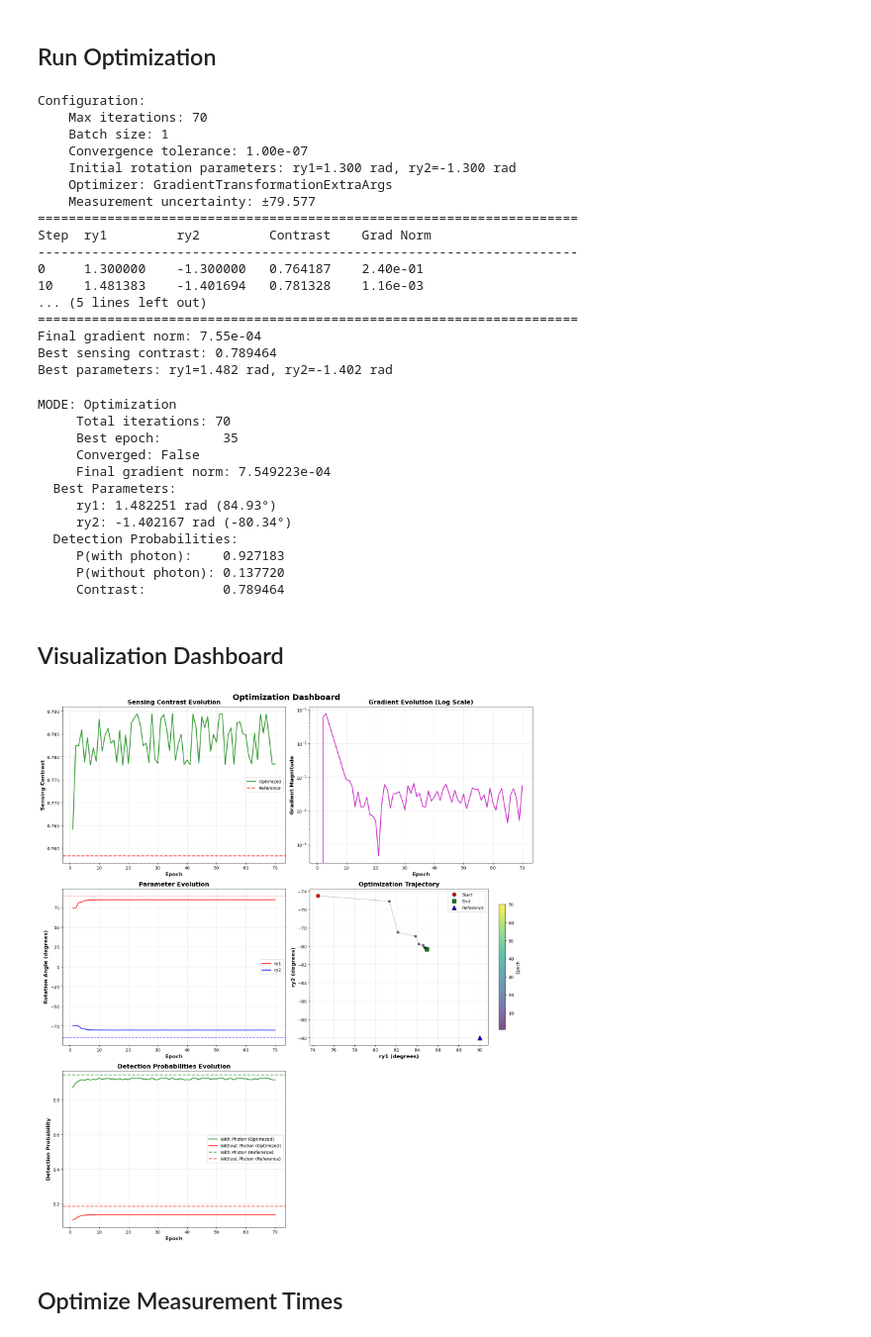
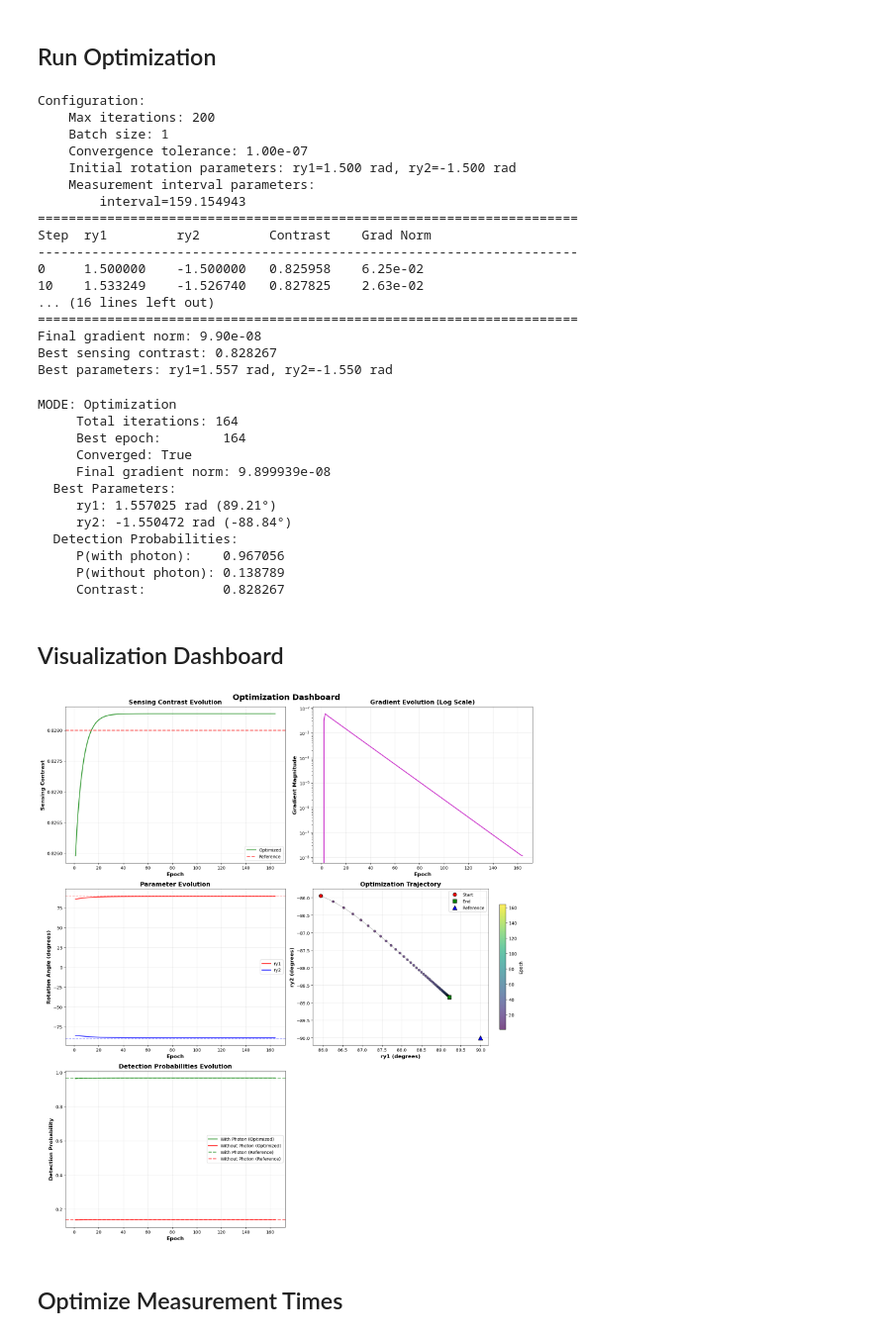
Before and after one commit to Simone-Bordoni/Quantum-sensing-QML, a Jupyter notebook: examples/example_optimization.ipynb, the cells around one changed output. Shown at 99% size. Drawn from its saved outputs; the diff is of its cells as text; code cells hidden in the pictures.

Commit message:
solved error with time optimization

```diff
--- a/examples/example_optimization.ipynb
+++ b/examples/example_optimization.ipynb
@@ -32,7 +32,7 @@ custom_measurement = MeasurementProtocol(
     initial_time=-8.0/inverse_pulse_width,
     final_time=8.0/inverse_pulse_width,
     time_interval=4.0/inverse_pulse_width,
-    initial_time_uncertainty=1.5/inverse_pulse_width
+    initial_time_uncertainty=0.0/inverse_pulse_width
 )
 
 # Define initial state configuration (SINGLE_PHOTON)
@@ -42,9 +42,9 @@ initial_state = InitialStateConfig(
 
 # Define noise configuration
 noise_config = NoiseConfiguration(
-    depolarizing = 0.00,
-    dephasing = 0.000,
-    relaxation = 0.001
+    depolarizing = 0.0001,
+    dephasing = 0.0001,
+    relaxation = 0.0001
 )
 
 # Create parameters with custom configuration
@@ -93,7 +93,15 @@ Pulse shape plot saved to: pulse_shape.png
 ## Define trainable parameters
 # %%
 parameters = TrainableParameters()
-parameters.add_rotation_angles(['ry1', 'ry2'], [np.pi/2, -np.pi/2], optimizer=optax.sgd(0.5))
+parameters.add_rotation_angles(['ry1', 'ry2'], [np.pi/2, -np.pi/2], optimizer=optax.sgd(0.1))
+# Add measurement interval as a trainable parameter will overwrite the fixed experimental setting
+parameters.add_measurement_interval(
+    initial_value=3.0/inverse_pulse_width,
+    name=['interval'],
+    grid_min=0.5/inverse_pulse_width,
+    grid_max=4.0/inverse_pulse_width,
+    grid_resolution=20,
+)
 
 print(parameters)
 # %% [output]
@@ -125,64 +139,64 @@ MODE: Single Simulation
 
 # The experiment automatically uses its built-in callback (saves every epoch by default)
 history = experiment.optimize_rotations(
-    theta_init=[1.3, -1.3],
-    num_steps=70,
+    theta_init=[1.5, -1.5],
+    num_steps=200,
     verbose=True,
-    batch_size=10,
+    batch_size=1,
     tolerance=1e-7
 )
 # %% [output]
 Configuration:
-    Max iterations: 70
+    Max iterations: 200
     Batch size: 1
     Convergence tolerance: 1.00e-07
-    Initial rotation parameters: ry1=1.300 rad, ry2=-1.300 rad
-    Optimizer: GradientTransformationExtraArgs
-    Measurement uncertainty: ±79.577
+    Initial rotation parameters: ry1=1.500 rad, ry2=-1.500 rad
+    Measurement interval parameters:
+        interval=159.154943
 ======================================================================
 Step  ry1         ry2         Contrast    Grad Norm
 ----------------------------------------------------------------------
-0     1.300000    -1.300000   0.764187    2.40e-01
-10    1.481383    -1.401694   0.781328    1.16e-03
-... (5 lines left out)
+0     1.500000    -1.500000   0.825958    6.25e-02
+10    1.533249    -1.526740   0.827825    2.63e-02
+... (16 lines left out)
 ======================================================================
-Final gradient norm: 7.55e-04
-Best sensing contrast: 0.789464
-Best parameters: ry1=1.482 rad, ry2=-1.402 rad
+Final gradient norm: 9.90e-08
+Best sensing contrast: 0.828267
+Best parameters: ry1=1.557 rad, ry2=-1.550 rad
 # %%
 print(history)
 # %% [output]
 MODE: Optimization
-     Total iterations: 70
-     Best epoch:        35
-     Converged: False
-     Final gradient norm: 7.549223e-04
+     Total iterations: 164
+     Best epoch:        164
+     Converged: True
+     Final gradient norm: 9.899939e-08
   Best Parameters:
-     ry1: 1.482251 rad (84.93°)
-     ry2: -1.402167 rad (-80.34°)
+     ry1: 1.557025 rad (89.21°)
+     ry2: -1.550472 rad (-88.84°)
   Detection Probabilities:
-     P(with photon):    0.927183
-     P(without photon): 0.137720
-     Contrast:          0.789464
+     P(with photon):    0.967056
+     P(without photon): 0.138789
+     Contrast:          0.828267
 # %% [markdown]
 ## Visualization Dashboard
 # %%
 from qsopt.utils.visualization import plot_optimization_dashboard
 
 # Create comprehensive dashboard with all plots enabled
 fig = plot_optimization_dashboard(
     optimization_callback=history,
     reference_callback=results,
     show_contrast=True,
     show_gradients=True,
     show_parameters=True,
     show_trajectory=True,
     show_probabilities=True,
-    save_path='results/opt_dashboard.pdf'  # Save to file
+    save_path='results/rotations_opt_dashboard.pdf'  # Save to file
 )
 
 plt.show()
 # %% [output]
-[figure, old version]
+[figure, new version]
 # %% [markdown]
 ## Optimize Measurement Times
```
Also changed, not shown: parts of 8 cells of this notebook, 8 other files.
